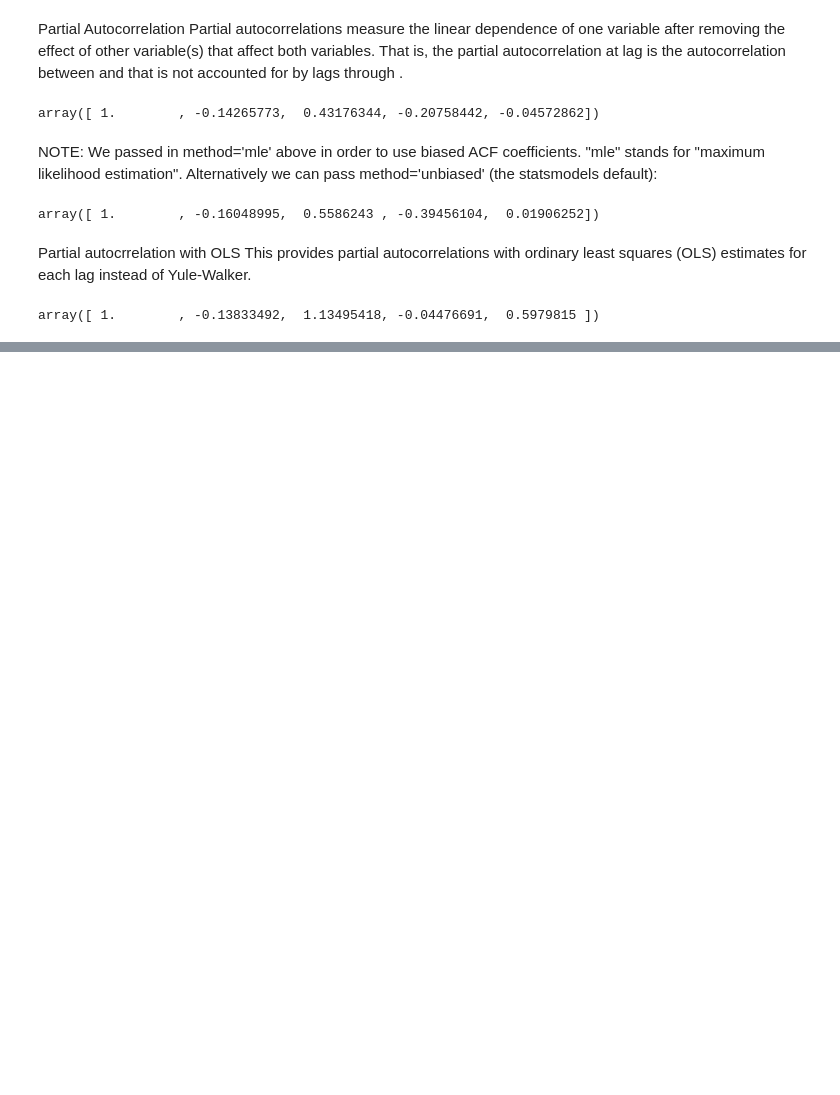
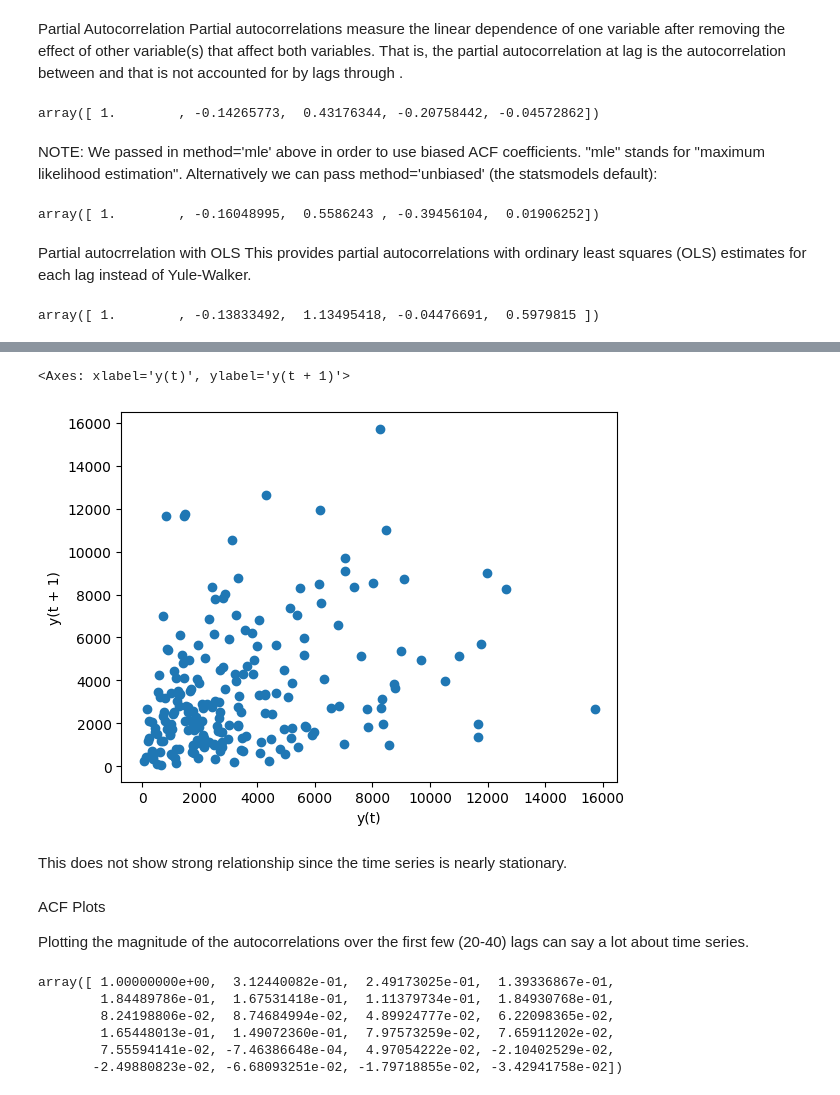
Before and after one commit to Suryasadasivam/Time_series_practice, a Jupyter notebook: Time_series_forecasting_traditional_method.ipynb, the cells around one changed output, grey strips where cells are left out. Drawn from its saved outputs; the diff is of its cells as text; code cells hidden in the pictures; blank space fills up the shorter version.

```diff
--- a/Time_series_forecasting_traditional_method.ipynb
+++ b/Time_series_forecasting_traditional_method.ipynb
@@ -357,0 +369,7 @@ array([ 1.        , -0.13833492,  1.13495418, -0.04476691,  0.5979815 ])
+# %%
+#plot the sales data of Office Supplies
+df = pd.read_excel('data/Superstore_Sales_Records.xls', index_col='Order Date', parse_dates=True)
+df = df[df['Category']=='Office Supplies']
+df = df.groupby(by='Order Date').agg({'Sales':sum})
+df.sort_index(inplace=True)
+df.head(4)
@@ -357,0 +383,4 @@ array([ 1.        , -0.13833492,  1.13495418, -0.04476691,  0.5979815 ])
+# %%
+df = df.resample('W').sum()
+
+df.head()
@@ -357,0 +395,11 @@ array([ 1.        , -0.13833492,  1.13495418, -0.04476691,  0.5979815 ])
+# %%
+lag_plot(df['Sales'])
+# %% [output]
+<Axes: xlabel='y(t)', ylabel='y(t + 1)'>
+[figure, added]
+# %% [markdown]
+This does not show strong relationship since the time series is nearly stationary.
+# %% [markdown]
+ACF Plots
+
+Plotting the magnitude of the autocorrelations over the first few (20-40) lags can say a lot about time series.
@@ -357,0 +408,9 @@ array([ 1.        , -0.13833492,  1.13495418, -0.04476691,  0.5979815 ])
+# %%
+acf(df['Sales'])
+# %% [output]
+array([ 1.00000000e+00,  3.12440082e-01,  2.49173025e-01,  1.39336867e-01,
+        1.84489786e-01,  1.67531418e-01,  1.11379734e-01,  1.84930768e-01,
+        8.24198806e-02,  8.74684994e-02,  4.89924777e-02,  6.22098365e-02,
+        1.65448013e-01,  1.49072360e-01,  7.97573259e-02,  7.65911202e-02,
+        7.55594141e-02, -7.46386648e-04,  4.97054222e-02, -2.10402529e-02,
+       -2.49880823e-02, -6.68093251e-02, -1.79718855e-02, -3.42941758e-02])
```
Also changed, not shown: parts of 9 cells of this notebook.
